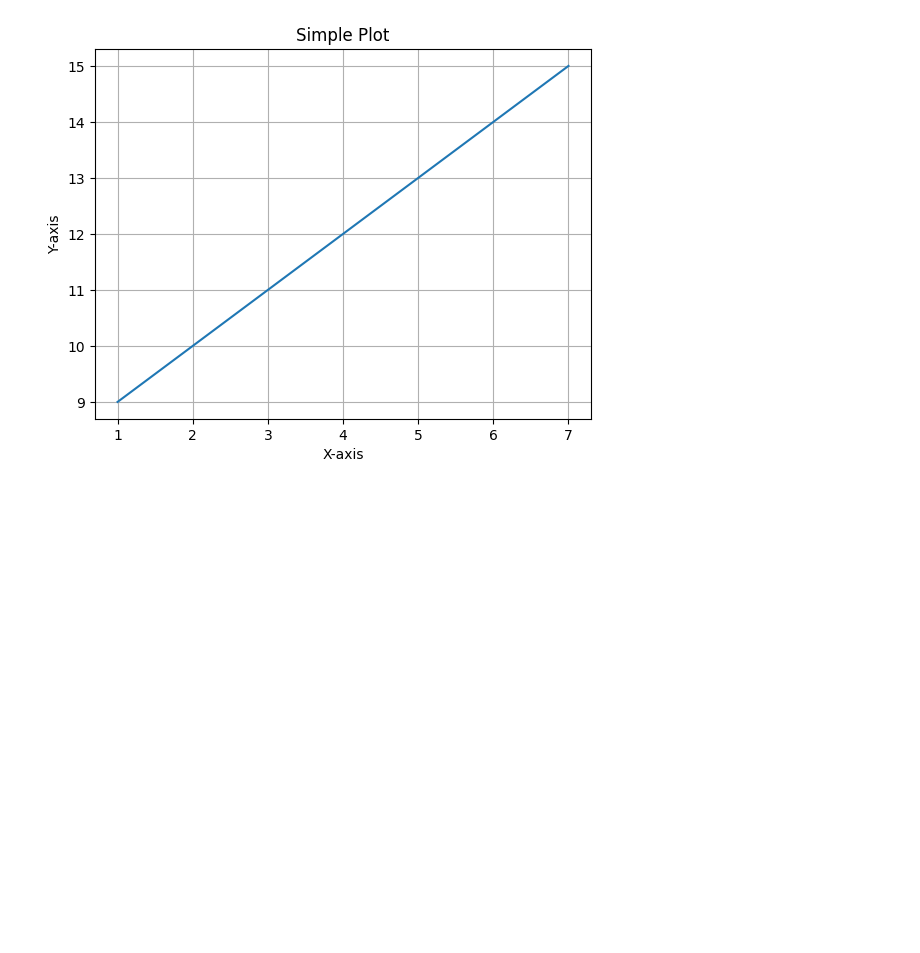
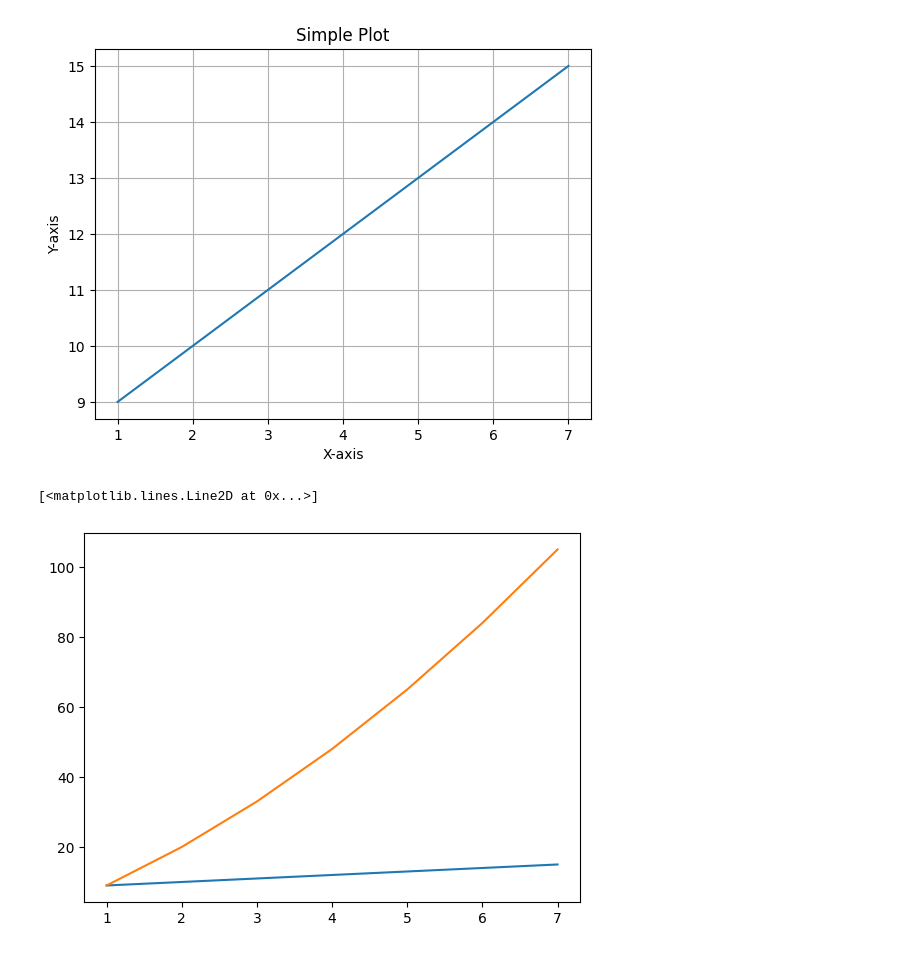
Before and after one commit to sangu0005/data_analysis_workspace, a Jupyter notebook: Maplotlib.ipynb, the cells around one changed output. Saved outputs shown, nothing was run; the diff lists cells and outputs as text; code cells hidden in the pictures; blank space fills up the shorter version.

```diff
--- a/Maplotlib.ipynb
+++ b/Maplotlib.ipynb
@@ -12,3 +12,10 @@ plt.title('Simple Plot')
 # %% [output]
 Text(0.5, 1.0, 'Simple Plot')
 [figure]
+# %%
+z = x * y
+plt.plot(x,y)
+plt.plot(x,z)
+# %% [output]
+[<matplotlib.lines.Line2D at 0x...>]
+[figure, added]
```
Also changed, not shown: parts of 1 cell of this notebook.
